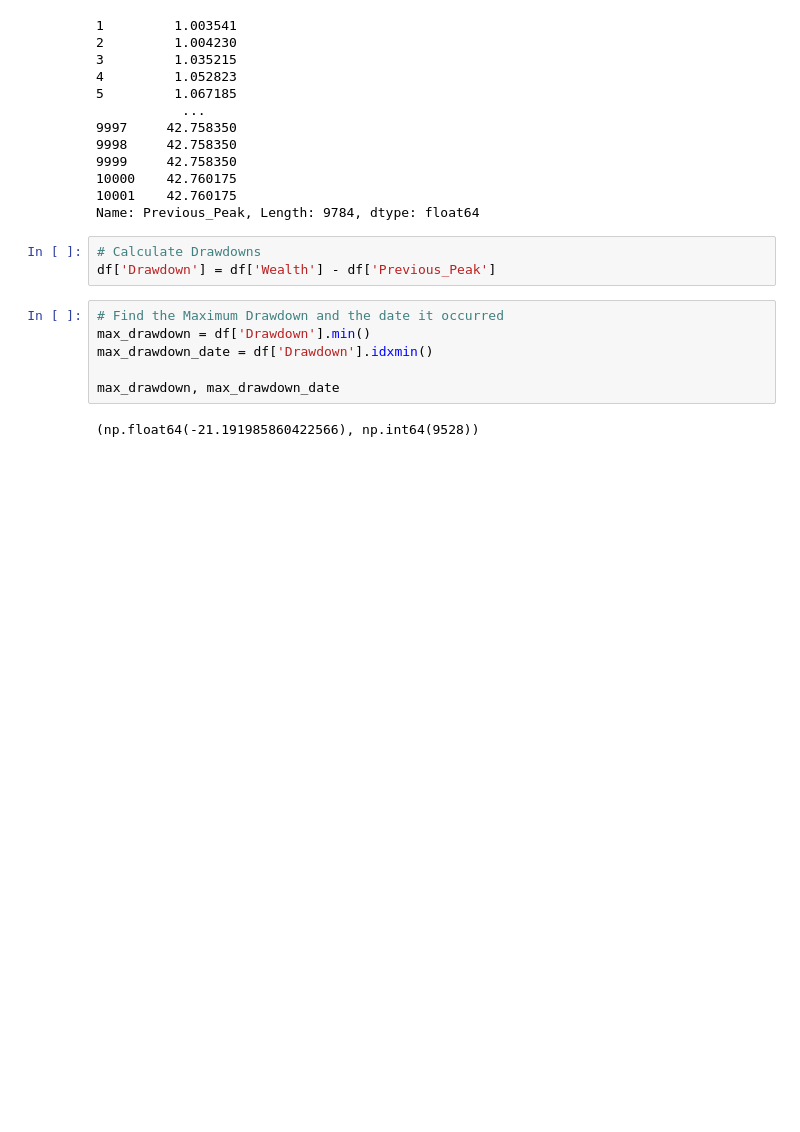
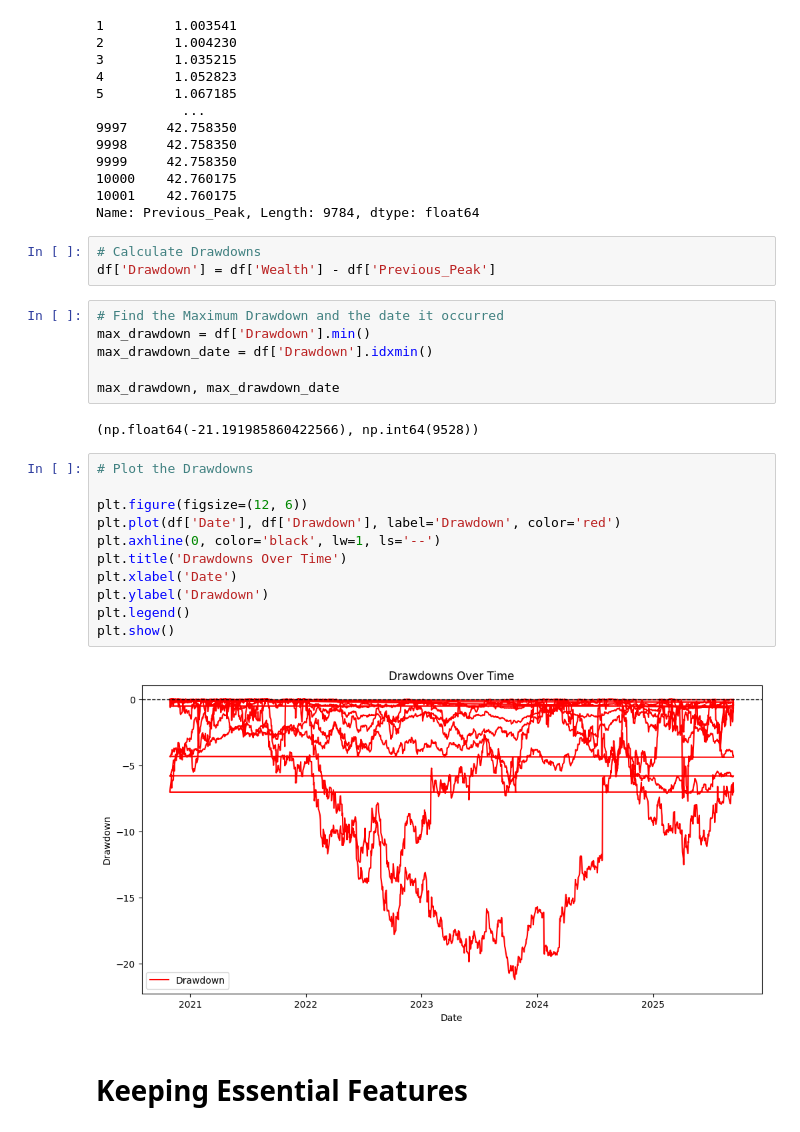
Before and after one commit to akhyear/stock_price, a Jupyter notebook: notebooks/02_eda.ipynb, the cells around one changed output. Drawn from its saved outputs; the diff is of its cells as text; blank space fills up the shorter version.

```diff
--- a/notebooks/02_eda.ipynb
+++ b/notebooks/02_eda.ipynb
@@ -226,3 +228,18 @@ max_drawdown_date = df['Drawdown'].idxmin()
 max_drawdown, max_drawdown_date
 # %% [output]
 (np.float64(-21.191985860422566), np.int64(9528))
+# %%
+# Plot the Drawdowns
+
+plt.figure(figsize=(12, 6))
+plt.plot(df['Date'], df['Drawdown'], label='Drawdown', color='red')
+plt.axhline(0, color='black', lw=1, ls='--')
+plt.title('Drawdowns Over Time')
+plt.xlabel('Date')
+plt.ylabel('Drawdown')
+plt.legend()
+plt.show()
+# %% [output]
+[figure, added]
+# %% [markdown]
+# Keeping Essential Features
```
Also changed, not shown: parts of 5 cells of this notebook, 1 other file.
